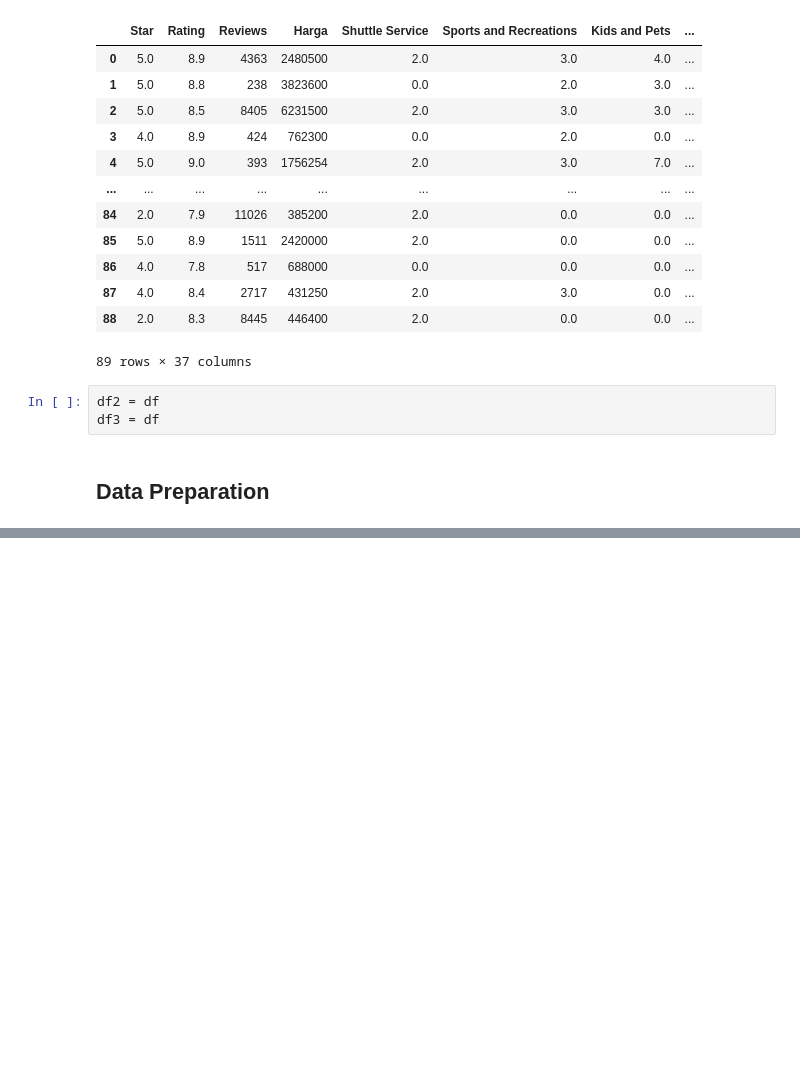
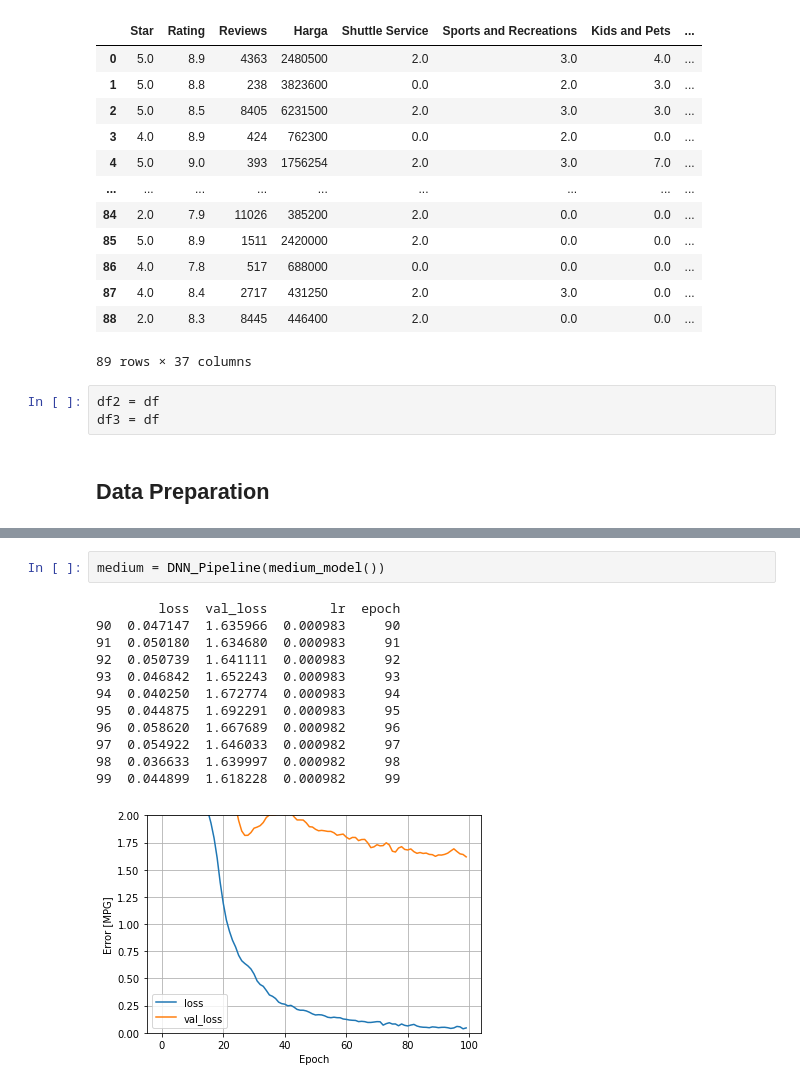
Before and after one commit to GusanwaAkbar/Traveloka-Hotel-Ranking, a Jupyter notebook: Machine-Learning/Capstone_Test_v2_(XGB,_LGBM,_CB).ipynb, the cells around one changed output, grey strips where cells are left out. Drawn from its saved outputs; the diff is of its cells as text; blank space fills up the shorter version.

```diff
--- a/Machine-Learning/Capstone_Test_v2_(XGB,_LGBM,_CB).ipynb
+++ b/Machine-Learning/Capstone_Test_v2_(XGB,_LGBM,_CB).ipynb
@@ -591,0 +580,15 @@ DNN_Pipeline(large_model())
+# %%
+medium = DNN_Pipeline(medium_model())
+# %% [output]
+        loss  val_loss        lr  epoch
+90  0.047147  1.635966  0.000983     90
+91  0.050180  1.634680  0.000983     91
+92  0.050739  1.641111  0.000983     92
+93  0.046842  1.652243  0.000983     93
+94  0.040250  1.672774  0.000983     94
+95  0.044875  1.692291  0.000983     95
+96  0.058620  1.667689  0.000982     96
+97  0.054922  1.646033  0.000982     97
+98  0.036633  1.639997  0.000982     98
+99  0.044899  1.618228  0.000982     99
+[figure, added]
```
Also changed, not shown: parts of 46 cells of this notebook.
